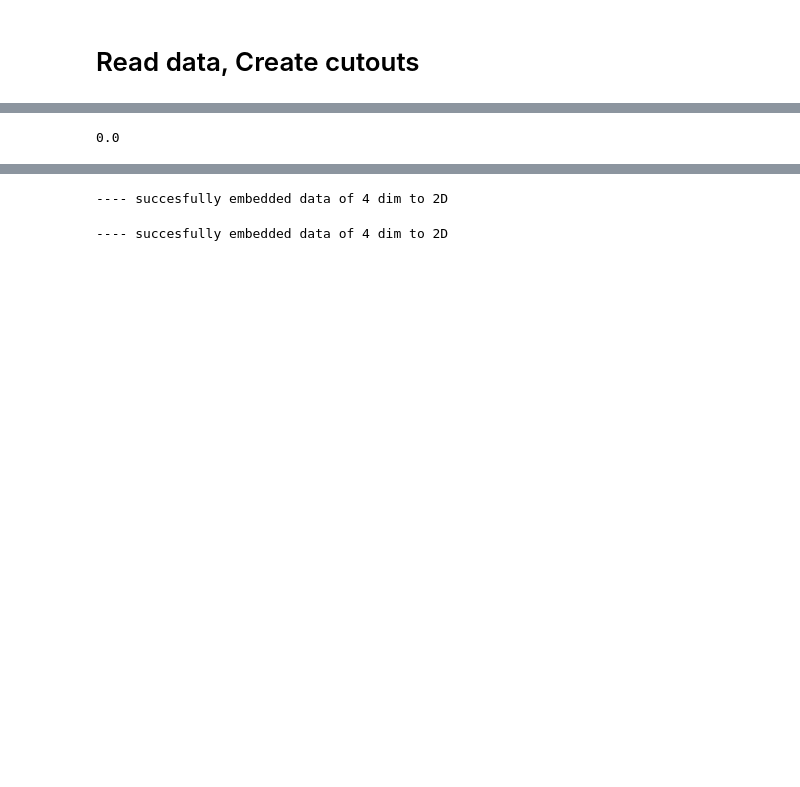
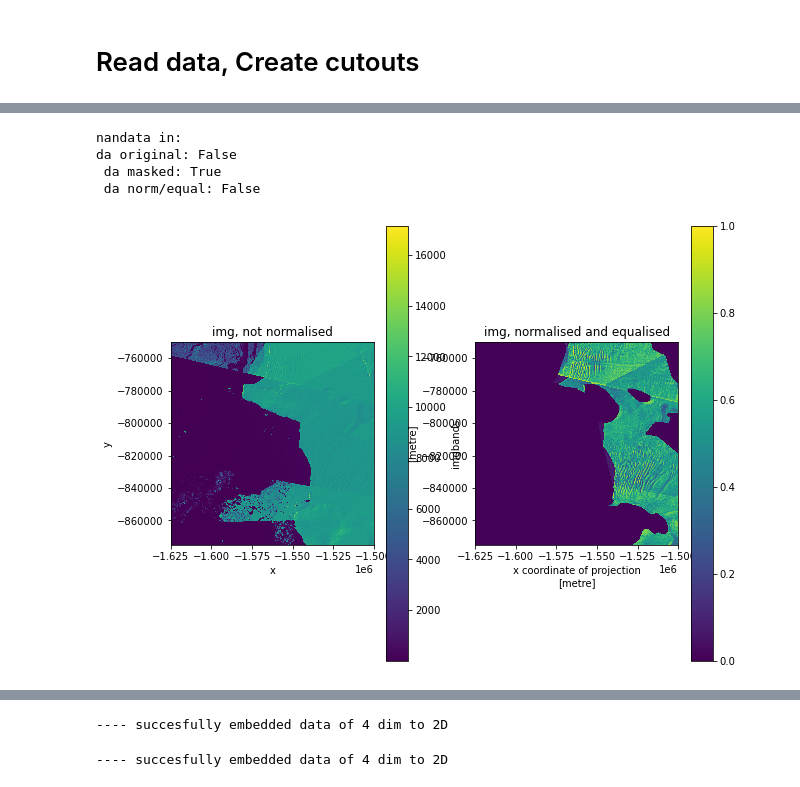
Before and after one commit to Iceshelves/AutomatedDamageDetection, a Jupyter notebook: notebooks/postprocessing/predict_tiles_testset.ipynb, the cells around one changed output, grey strips where cells are left out. Drawn from its saved outputs; the diff is of its cells as text; code cells hidden in the pictures; blank space fills up the shorter version.

```diff
--- a/notebooks/postprocessing/predict_tiles_testset.ipynb
+++ b/notebooks/postprocessing/predict_tiles_testset.ipynb
@@ -391,6 +392,41 @@ def create_cutouts(da,cutout_size, normThreshold=None, equalise=False):
 
     return tile_cutouts, tile_cutouts_da
 
+def normalise_and_equalise(da,normThreshold=None,equalise=False):
+
+    # normalize
+    if normThreshold is not None:
+        da = (da + 0.1) / (normThreshold + 1)
+        da = da.clip(max=1)
+
+    if equalise:
+        # hist equalist
+        n_bands = da['band'].shape[0]
+        all_band_eq=np.empty(da.shape)
+
+        for band_i in range(n_bands): # perform adaptive normalisation per band
+            band_data = da.isel(band=band_i)
+            band_data_eq = skimage_exposure.equalize_adapthist(band_data, clip_limit=0.03)
+            all_band_eq[band_i] = np.expand_dims(band_data_eq,axis=0)
+
+        da = da.copy(data=all_band_eq) # overwrite data in dataArray
+
+    return da
+
+def create_cutouts2(da,cutout_size):
+
+    # generate windows
+    da = da.rolling(x=cutout_size, y=cutout_size)
+    da = da.construct({'x': 'x_win', 'y': 'y_win'}, stride=cutout_size)
+
+    # drop NaN-containing windows
+    da = da.stack(sample=('x', 'y'))
+    da = da.dropna(dim='sample', how='any')
+
+    tile_cutouts = da.data.transpose(3, 1, 2, 0) # samples, x_win, y_win, bands: (250000, 20, 20, 3)
+    tile_cutouts_da = da.transpose('sample','x_win','y_win','band')
+
+    return tile_cutouts, tile_cutouts_da
 
 # # for tile in tile_list:
 # # tile_file = tile_list[0]
@@ -521,4 +546,8 @@ print(tile_cutouts.shape)
-# %%
-tile_cutouts.min()
-# %% [output]
-0.0
+# %%
+print('nandata in:')
+print('da original: {} \n da masked: {} \n da norm/equal: {} '.format(np.isnan(da_origin).any().values, np.isnan(da_mask).any().values, np.isnan(da_norm_equal).any().values ))
+# %% [output]
+nandata in:
+da original: False
+ da masked: True
+ da norm/equal: False
@@ -525,3 +556,14 @@ tile_cutouts.min()
+# %%
+fig,ax= plt.subplots(1,2,figsize=(10,8))
+da_origin.attrs['long_name']='imgbands';
+da_origin.isel(band=0).plot.imshow(ax=ax[0])
+ax[0].set_title('img, not normalised')
+da_norm_equal.isel(band=0).plot.imshow(ax=ax[1],vmin=0,vmax=1,cbar_kwargs={"fraction": 0.046})
+ax[1].set_title('img, normalised and equalised')
+ax[0].set_aspect('equal')
+ax[1].set_aspect('equal')
+# %% [output]
+[figure, added]
 # %%
 
 ''' ----------
```
Also changed, not shown: parts of 35 cells of this notebook, 1 other file.
